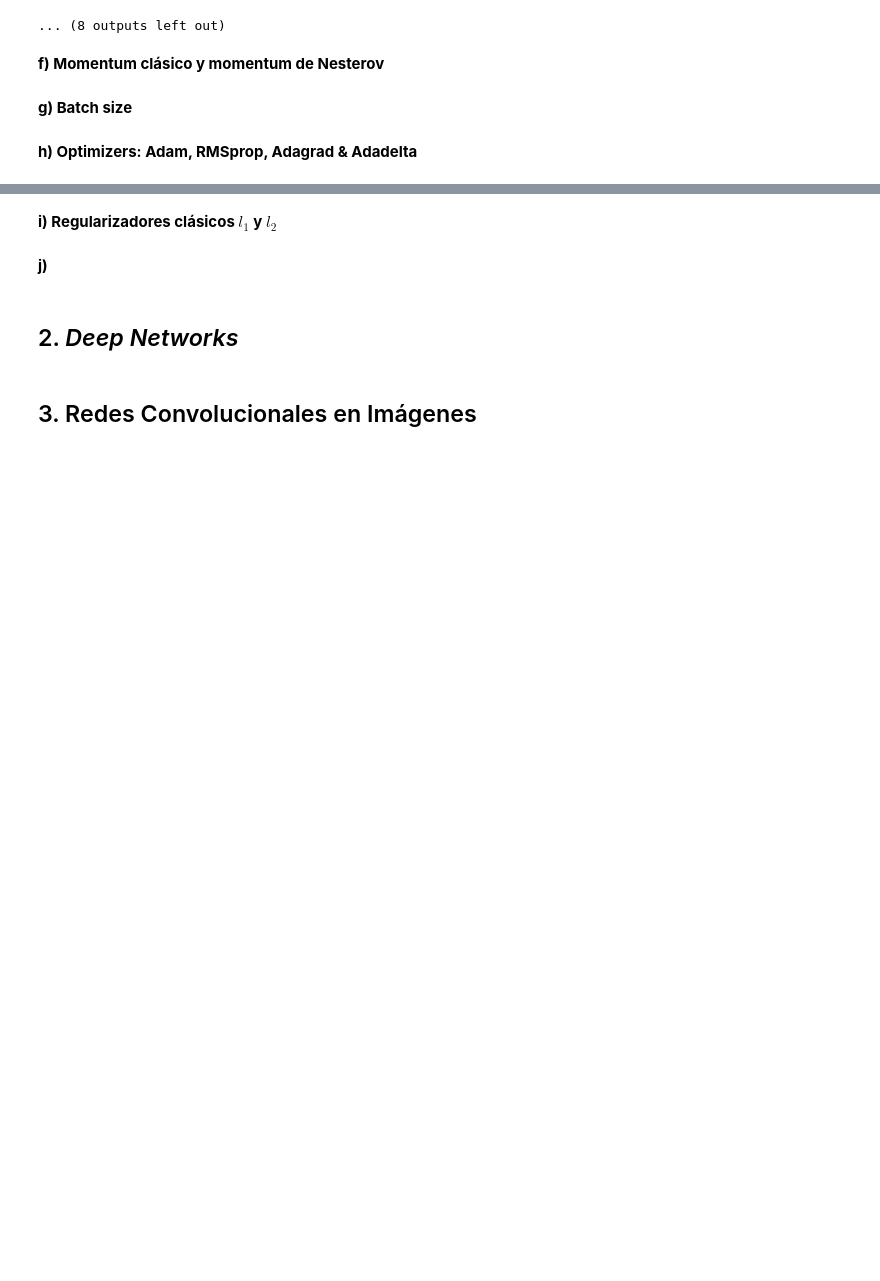
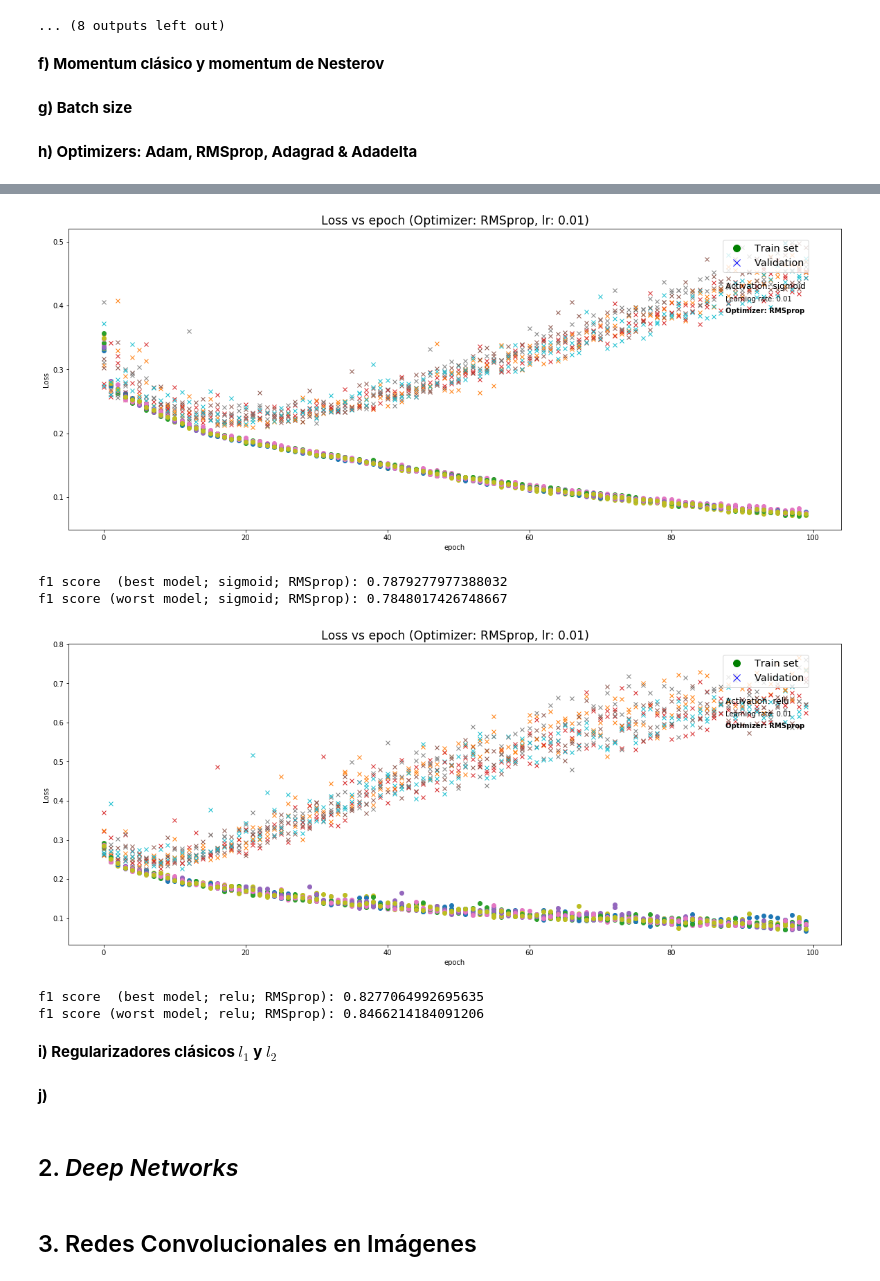
Before and after one commit to mibanez-parraguez/INF395-Tarea1, a Jupyter notebook: Tarea 1.ipynb, the cells around one changed output, grey strips where cells are left out. Saved outputs shown, nothing was run; the diff lists cells and outputs as text; code cells hidden in the pictures; blank space fills up the shorter version.

```diff
--- a/Tarea 1.ipynb
+++ b/Tarea 1.ipynb
@@ -431,3 +467,24 @@ model_relu = plotModel(10, "relu", RMSprop(lr=0.01))
+# %%
+# RMSprop
+txt = [{'x': 0.85, 'y': 0.76, 'txt': "Learning rate: 0.01", 'kw': {}},
+       {'x': 0.85, 'y': 0.72, 'txt': "Optimizer: RMSprop", 'kw': {'weight': 'bold'}}]
+title = "Loss vs epoch (Optimizer: RMSprop, lr: 0.01)"
+
+
+model_sigmoid = plotModel(10, "sigmoid", RMSprop(lr=0.01), title=title, text=txt)
+print("f1 score  (best model; sigmoid; RMSprop): {}".format(f1_score(y_test,model_sigmoid[0].predict_classes(X_test_scaled),average='weighted')))
+print("f1 score (worst model; sigmoid; RMSprop): {}\n\n\n".format(f1_score(y_test,model_sigmoid[1].predict_classes(X_test_scaled),average='weighted')))
+
+model_relu = plotModel(10, "relu", RMSprop(lr=0.01), title=title, text=txt)
+print("f1 score  (best model; relu; RMSprop): {}".format(f1_score(y_test,model_relu[0].predict_classes(X_test_scaled),average='weighted')))
+print("f1 score (worst model; relu; RMSprop): {}".format(f1_score(y_test,model_relu[1].predict_classes(X_test_scaled),average='weighted')))
+# %% [output]
+[figure, added]
+f1 score  (best model; sigmoid; RMSprop): 0.7879277977388032
+f1 score (worst model; sigmoid; RMSprop): 0.7848017426748667
+[figure, added]
+f1 score  (best model; relu; RMSprop): 0.8277064992695635
+f1 score (worst model; relu; RMSprop): 0.8466214184091206
 # %% [markdown]
 **i) Regularizadores clásicos $l_1$ y $l_2$**
 # %%
```
Also changed, not shown: parts of 10 cells of this notebook.
